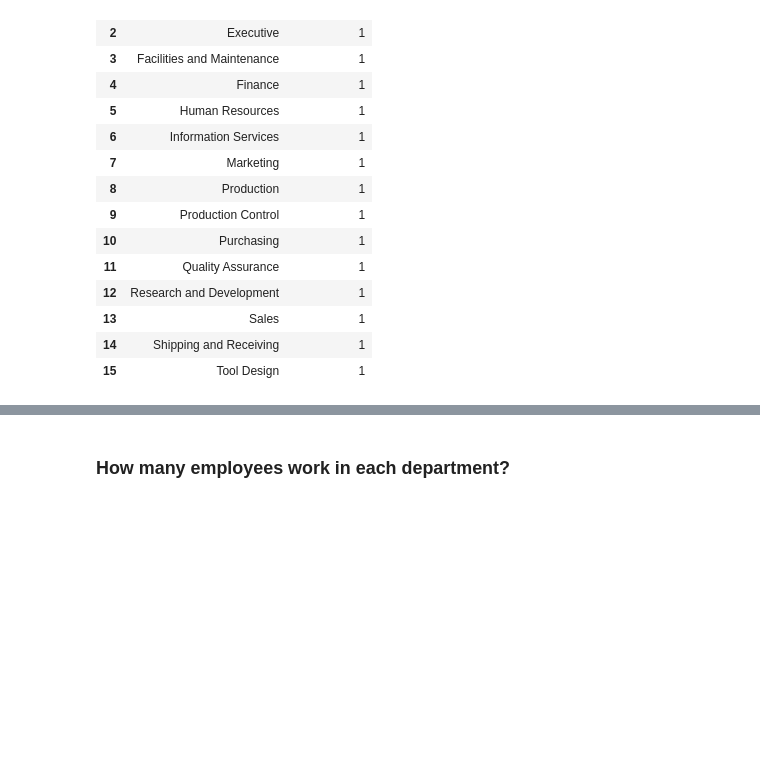
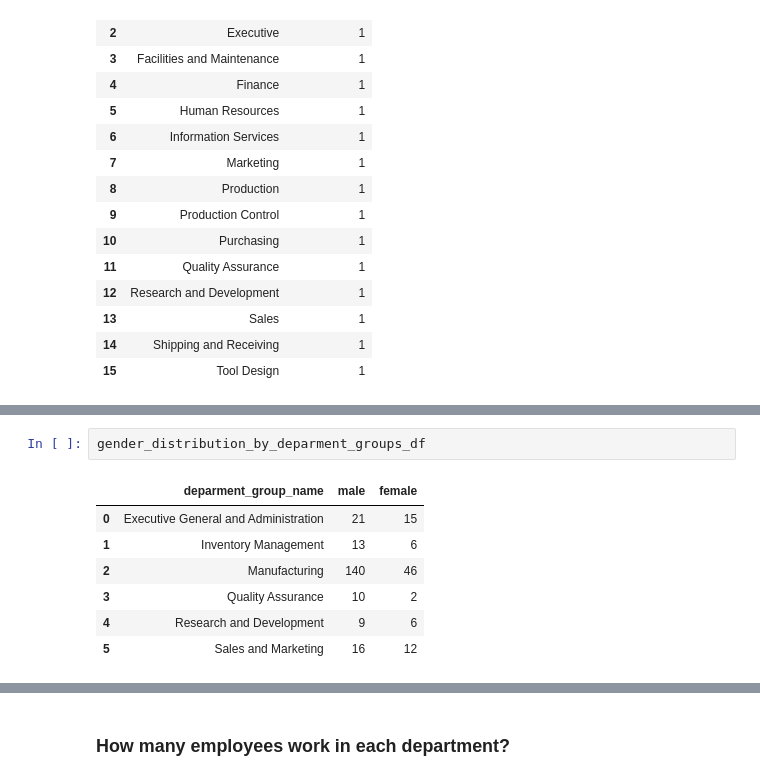
Before and after one commit to nikolaevtomov/adventureworks, a Jupyter notebook: notebook/1.humanresources.ipynb, the cells around one changed output, grey strips where cells are left out. Saved outputs shown, nothing was run; the diff lists cells and outputs as text; blank space fills up the shorter version.

```diff
--- a/notebook/1.humanresources.ipynb
+++ b/notebook/1.humanresources.ipynb
@@ -114,0 +136,10 @@ SELECT t.* FROM (
+# %%
+gender_distribution_by_deparment_groups_df
+# %% [output]
+|  | deparment_group_name | male | female |
+| 0 | Executive General and Administration | 21 | 15 |
+| 1 | Inventory Management | 13 | 6 |
+| 2 | Manufacturing | 140 | 46 |
+| 3 | Quality Assurance | 10 | 2 |
+| 4 | Research and Development | 9 | 6 |
+| 5 | Sales and Marketing | 16 | 12 |
```
Also changed, not shown: parts of 10 cells of this notebook.
